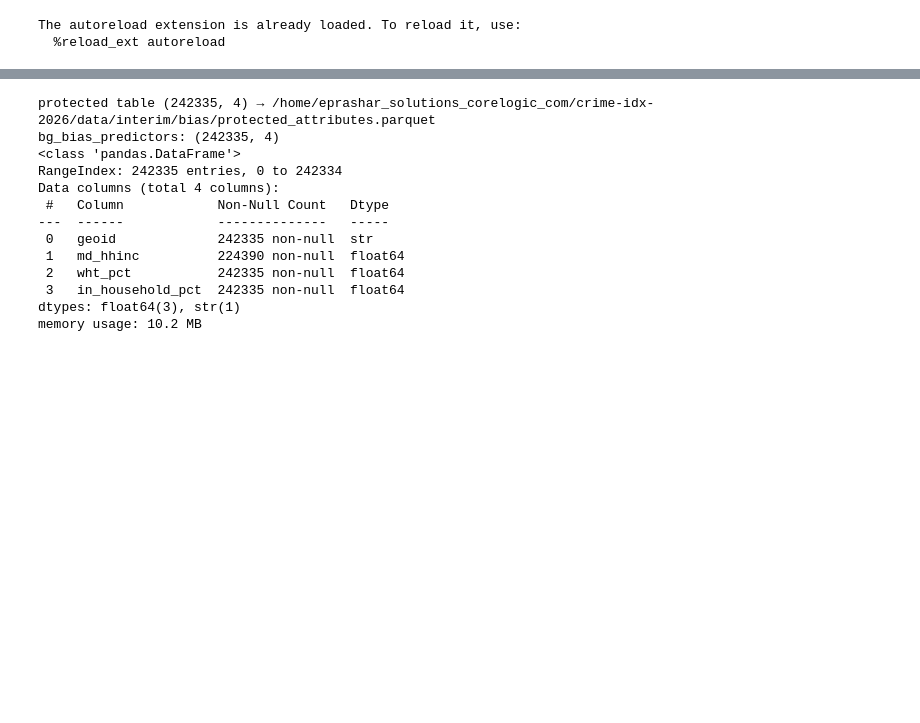
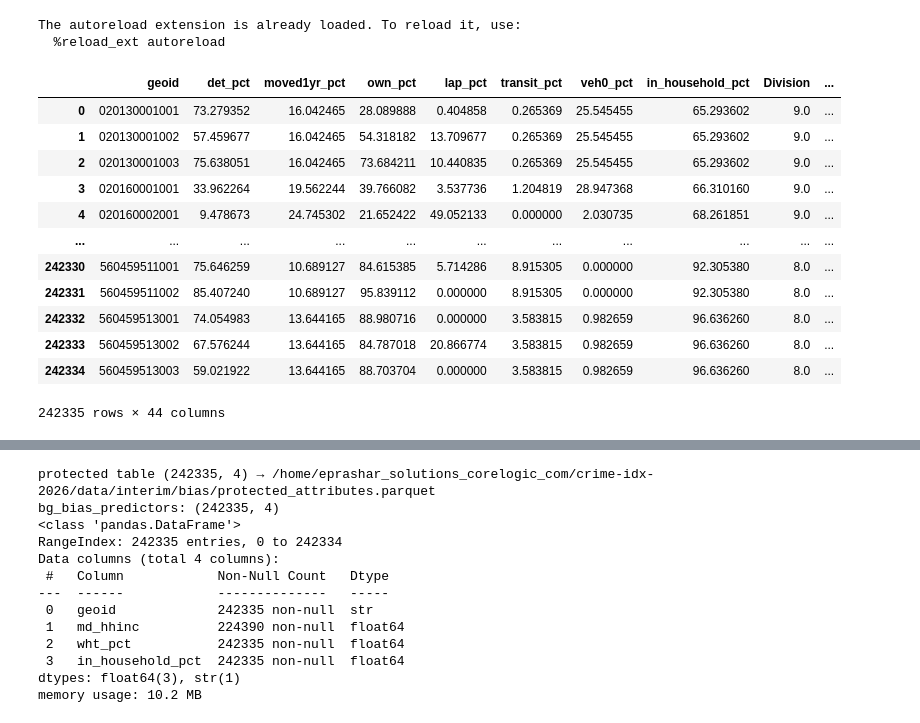
Before and after one commit to eprashar-clgx/crime-idx-2026, a Jupyter notebook: notebooks/regression_modelling/data_wrangling/00_ingestion_features.ipynb, the cells around one changed output, grey strips where cells are left out. Drawn from its saved outputs; the diff is of its cells as text; code cells hidden in the pictures; blank space fills up the shorter version.

```diff
--- a/notebooks/regression_modelling/data_wrangling/00_ingestion_features.ipynb
+++ b/notebooks/regression_modelling/data_wrangling/00_ingestion_features.ipynb
@@ -18,4 +19,21 @@ from crime_blockgroup_mapping.constants import UCR_YEAR
 # %% [output]
 The autoreload extension is already loaded. To reload it, use:
   %reload_ext autoreload
+# %%
+# Assemble all features
+assemble_features(refresh=True)
+# %% [output]
+|  | geoid | det_pct | moved1yr_pct | own_pct | lap_pct | transit_pct | veh0_pct | in_household_pct | Division | ... |
+| 0 | 020130001001 | 73.279352 | 16.042465 | 28.089888 | 0.404858 | 0.265369 | 25.545455 | 65.293602 | 9.0 | ... |
+| 1 | 020130001002 | 57.459677 | 16.042465 | 54.318182 | 13.709677 | 0.265369 | 25.545455 | 65.293602 | 9.0 | ... |
+| 2 | 020130001003 | 75.638051 | 16.042465 | 73.684211 | 10.440835 | 0.265369 | 25.545455 | 65.293602 | 9.0 | ... |
+| 3 | 020160001001 | 33.962264 | 19.562244 | 39.766082 | 3.537736 | 1.204819 | 28.947368 | 66.310160 | 9.0 | ... |
+| 4 | 020160002001 | 9.478673 | 24.745302 | 21.652422 | 49.052133 | 0.000000 | 2.030735 | 68.261851 | 9.0 | ... |
+| ... | ... | ... | ... | ... | ... | ... | ... | ... | ... | ... |
+| 242330 | 560459511001 | 75.646259 | 10.689127 | 84.615385 | 5.714286 | 8.915305 | 0.000000 | 92.305380 | 8.0 | ... |
+| 242331 | 560459511002 | 85.407240 | 10.689127 | 95.839112 | 0.000000 | 8.915305 | 0.000000 | 92.305380 | 8.0 | ... |
+| 242332 | 560459513001 | 74.054983 | 13.644165 | 88.980716 | 0.000000 | 3.583815 | 0.982659 | 96.636260 | 8.0 | ... |
+| 242333 | 560459513002 | 67.576244 | 13.644165 | 84.787018 | 20.866774 | 3.583815 | 0.982659 | 96.636260 | 8.0 | ... |
+| 242334 | 560459513003 | 59.021922 | 13.644165 | 88.703704 | 0.000000 | 3.583815 | 0.982659 | 96.636260 | 8.0 | ... |
+242335 rows × 44 columns
 # %%
```
Also changed, not shown: parts of 10 cells of this notebook, 6 other files.
